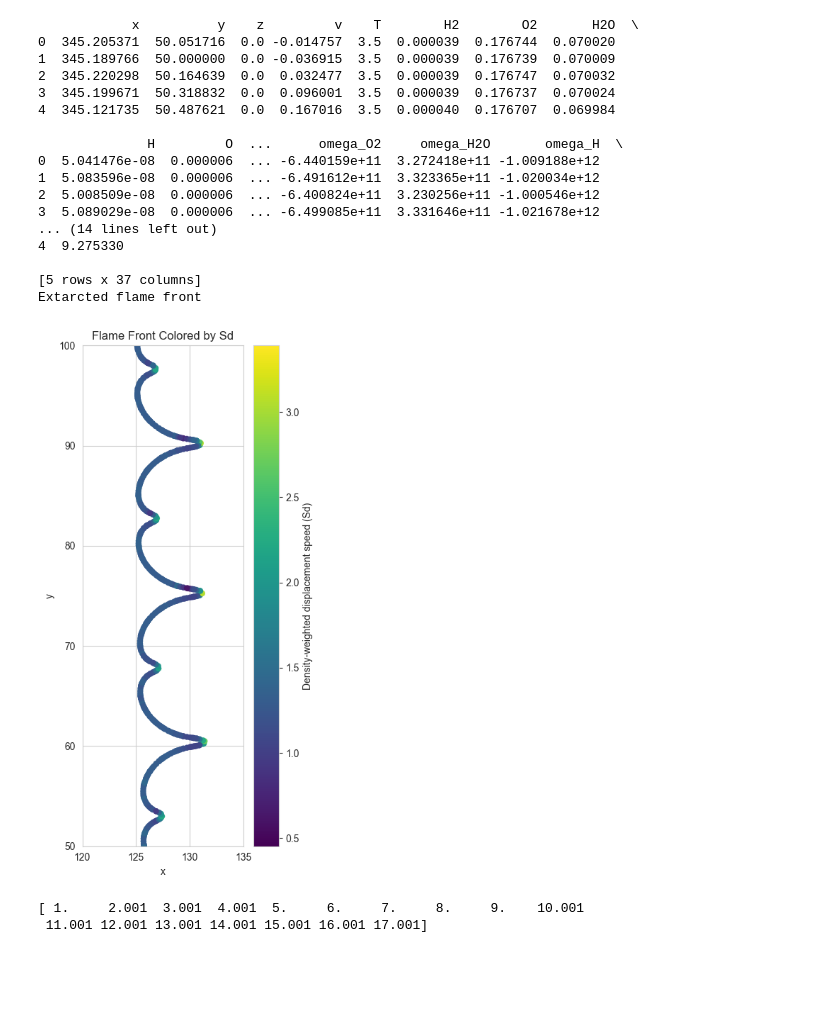
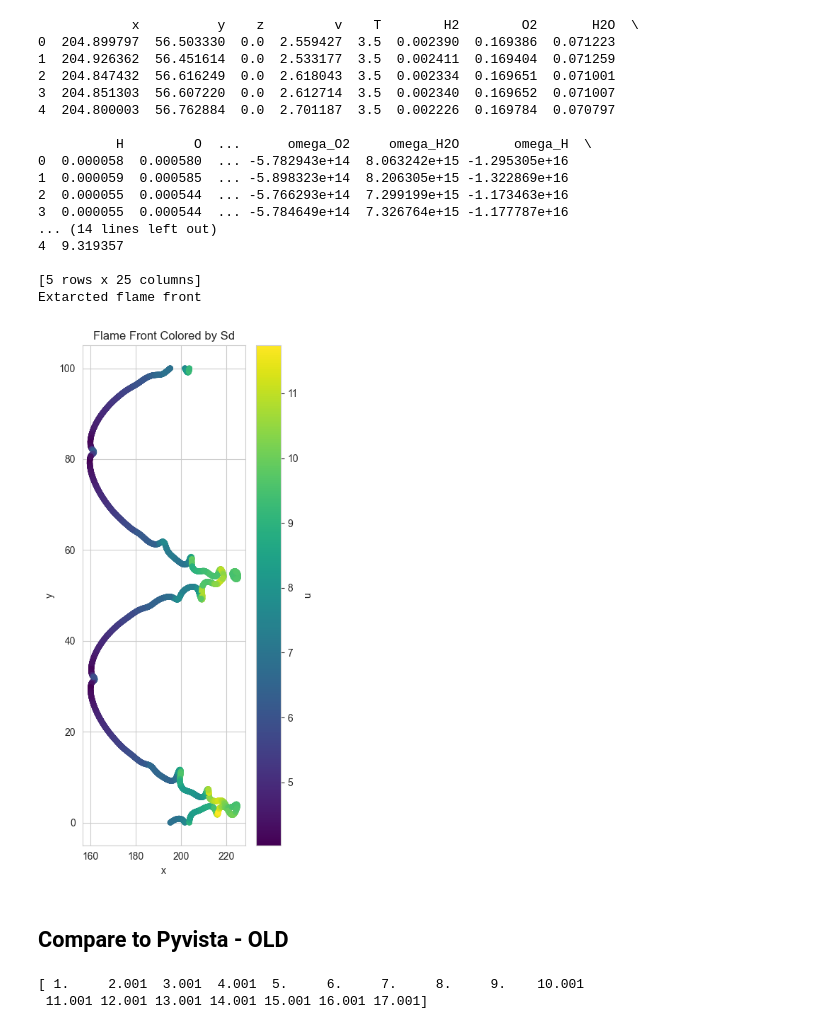
Before and after one commit to AlexandrosNtakoulas/FLAME-rf, a Jupyter notebook: notebooks/Extract_flame_front.ipynb, the cells around one changed output. Drawn from its saved outputs; the diff is of its cells as text; code cells hidden in the pictures; blank space fills up the shorter version.

```diff
--- a/notebooks/Extract_flame_front.ipynb
+++ b/notebooks/Extract_flame_front.ipynb
@@ -19,9 +7,15 @@ GPU: NVIDIA GeForce RTX 3050 4GB Laptop GPU
 comm = MPI.COMM_WORLD
 rank = comm.rank
 
-time_step = 120
-folder_name = "data/old_phi0.40_h100"#"data/v5"#
-file_name = "po_premix"
+time_step = 212
+phi = 0.40
+lat_size = 100
+T_ref = 300
+p_ref = 5e05
+
+
+folder_name = f"data/phi{phi:.2f}/h400x{lat_size}_ref"
+file_name = "premix"
 # Geometry / reference file (constant)
 
 # Communicator for parallelization
@@ -41,8 +35,6 @@ df = ds.create_dataframe(
     compute_vel_jacobian= False,
     compute_vel_hessian= False,
     compute_reaction_rates= True,
-    cantera_inputs = ["./chemical_mech/BurkeH2.yaml", None, 0.5, 300, 5e05]
-
-
+    cantera_inputs = ["../chemical_mech/BurkeH2.yaml", None, phi, T_ref, p_ref]
 )
 # %% [output]
@@ -66,51 +58,47 @@ df = ds.create_dataframe(
 # %%
 front = ds.extract_flame_front_unstruct(
-    sample_mode= "isocontour",
     c_level= 3.5,
 )
 print(front.head())
-print("Extarcted flame front")
-front.to_csv(f"./isocontours/extracted_flame_front_{time_step}.csv", index=False )
+front.to_csv(f"../isocontours/phi{phi:.2f}/h400x{lat_size}_ref/extracted_flame_front_{time_step}.csv", index=False )
 # %% [output]
             x          y    z         v    T        H2        O2       H2O  \
-0  345.205371  50.051716  0.0 -0.014757  3.5  0.000039  0.176744  0.070020
-1  345.189766  50.000000  0.0 -0.036915  3.5  0.000039  0.176739  0.070009
-2  345.220298  50.164639  0.0  0.032477  3.5  0.000039  0.176747  0.070032
-3  345.199671  50.318832  0.0  0.096001  3.5  0.000039  0.176737  0.070024
-4  345.121735  50.487621  0.0  0.167016  3.5  0.000040  0.176707  0.069984
+0  204.899797  56.503330  0.0  2.559427  3.5  0.002390  0.169386  0.071223
+1  204.926362  56.451614  0.0  2.533177  3.5  0.002411  0.169404  0.071259
+2  204.847432  56.616249  0.0  2.618043  3.5  0.002334  0.169651  0.071001
+3  204.851303  56.607220  0.0  2.612714  3.5  0.002340  0.169652  0.071007
+4  204.800003  56.762884  0.0  2.701187  3.5  0.002226  0.169784  0.070797
 
-              H         O  ...      omega_O2     omega_H2O       omega_H  \
-0  5.041476e-08  0.000006  ... -6.440159e+11  3.272418e+11 -1.009188e+12
-1  5.083596e-08  0.000006  ... -6.491612e+11  3.323365e+11 -1.020034e+12
-2  5.008509e-08  0.000006  ... -6.400824e+11  3.230256e+11 -1.000546e+12
-3  5.089029e-08  0.000006  ... -6.499085e+11  3.331646e+11 -1.021678e+12
+          H         O  ...      omega_O2     omega_H2O       omega_H  \
+0  0.000058  0.000580  ... -5.782943e+14  8.063242e+15 -1.295305e+16
+1  0.000059  0.000585  ... -5.898323e+14  8.206305e+15 -1.322869e+16
+2  0.000055  0.000544  ... -5.766293e+14  7.299199e+15 -1.173463e+16
+3  0.000055  0.000544  ... -5.784649e+14  7.326764e+15 -1.177787e+16
 ... (14 lines left out)
-4  9.275330
+4  9.319357
 
-[5 rows x 37 columns]
+[5 rows x 25 columns]
 Extarcted flame front
 # %%
 plt.figure(figsize=(4, 8))
 
 sc = plt.scatter(
     front["x"],
     front["y"],
-    c = front["disp_speed_density_weighted"],
+    c = front["u"],
     cmap = "viridis",
-    linewidths = 0.1
+    linewidths=0.01
 )
-
-
-plt.colorbar(sc, label="Density-weighted displacement speed (Sd)")
+plt.colorbar(sc, label="u")
 plt.xlabel("x")
 plt.ylabel("y")
 plt.title("Flame Front Colored by Sd")
-plt.xlim(120,135)
-plt.ylim(50,100)
 plt.tight_layout()
 plt.show()
 # %% [output]
-[figure, old version]
+[figure, new version]
+# %% [markdown]
+## Compare to Pyvista - OLD
 # %%
 import pyvista as pv
 import numpy as np
```
Also changed, not shown: parts of 3 cells of this notebook, 5 other files.
